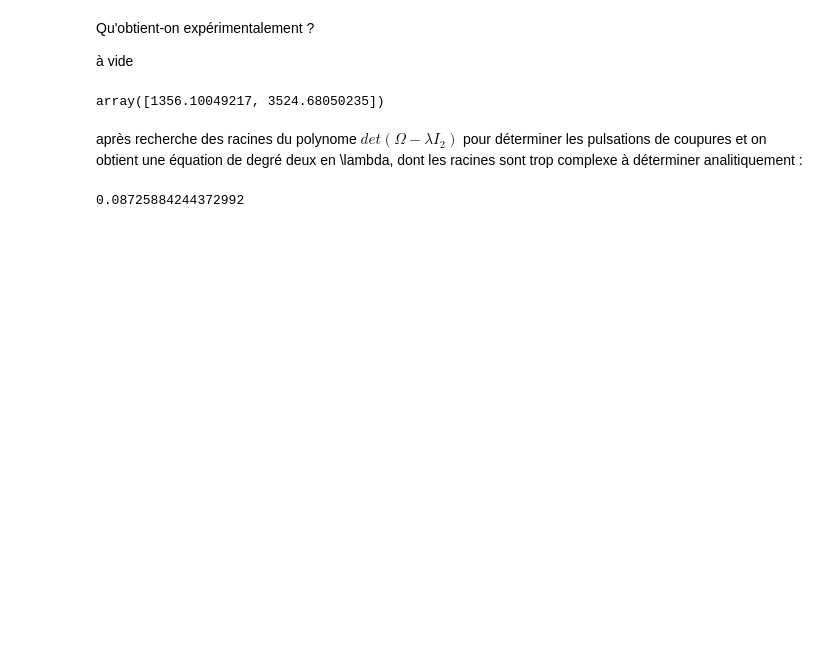
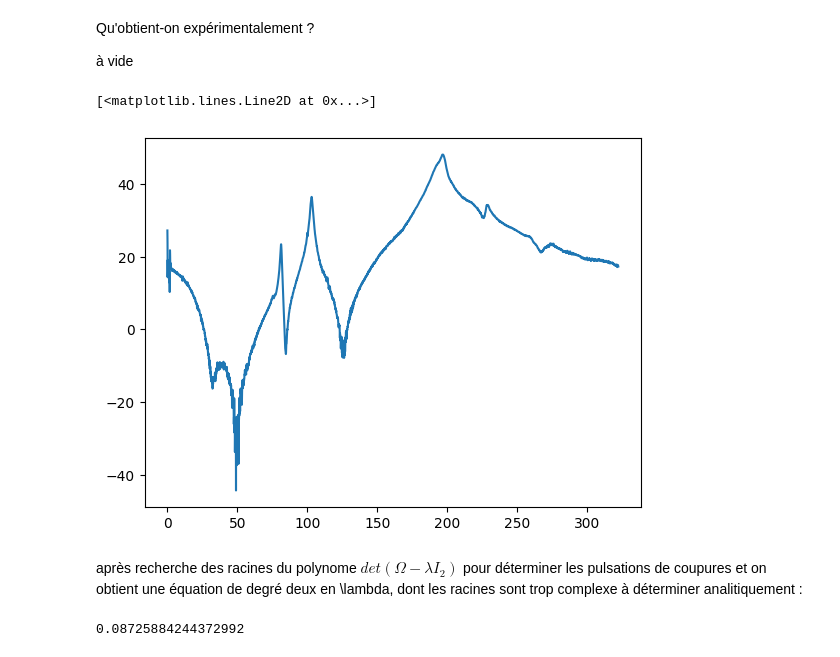
Before and after one commit to kjle/Acoustique-Musicale-TP, a Jupyter notebook: corde/rendu.ipynb, the cells around one changed output. Drawn from its saved outputs; the diff is of its cells as text; code cells hidden in the pictures; blank space fills up the shorter version.

```diff
--- a/corde/rendu.ipynb
+++ b/corde/rendu.ipynb
@@ -1,4 +0,0 @@
-# %%
-import scipy.io
-mat = scipy.io.loadmat('./guitar/A vide 3.fig')
-print(mat.keys())
@@ -141,0 +146,8 @@ ukulele first frequencies :  279.91422267433416  and  316.22565290661004
+# %%
+import scipy.io
+import matplotlib.pyplot as plt
+mat = scipy.io.loadmat('./guitar/A vide 3.fig.mat')
+frequencies = mat["frequency"][0][0:3300]
+accelerance = mat["accelerance"][0][0:3300]
+
+plt.plot(frequencies,accelerance)
@@ -146,10 +237,17 @@ array([1353.34098535, 3517.50818738])
 Qu'obtient-on expérimentalement ?
 
 à vide
-# %%
-omega_h
-# %% [output]
-array([1356.10049217, 3524.68050235])
+# %%
+import scipy.io
+import matplotlib.pyplot as plt
+mat = scipy.io.loadmat('./guitar/A vide 3.fig.mat')
+frequencies = mat["frequency"][0][0:3300]
+accelerance = mat["accelerance"][0][0:3300]
+
+plt.plot(frequencies,accelerance)
+# %% [output]
+[<matplotlib.lines.Line2D at 0x...>]
+[figure, added]
 # %% [markdown]
   après recherche des racines du polynome $ det(\Omega - \lambda I_2) $ pour déterminer les pulsations de coupures et on obtient une équation de degré deux en \lambda, dont les racines sont trop complexe à déterminer analitiquement :
 # %%
```
Also changed, not shown: parts of 10 cells of this notebook, 1 other file.
